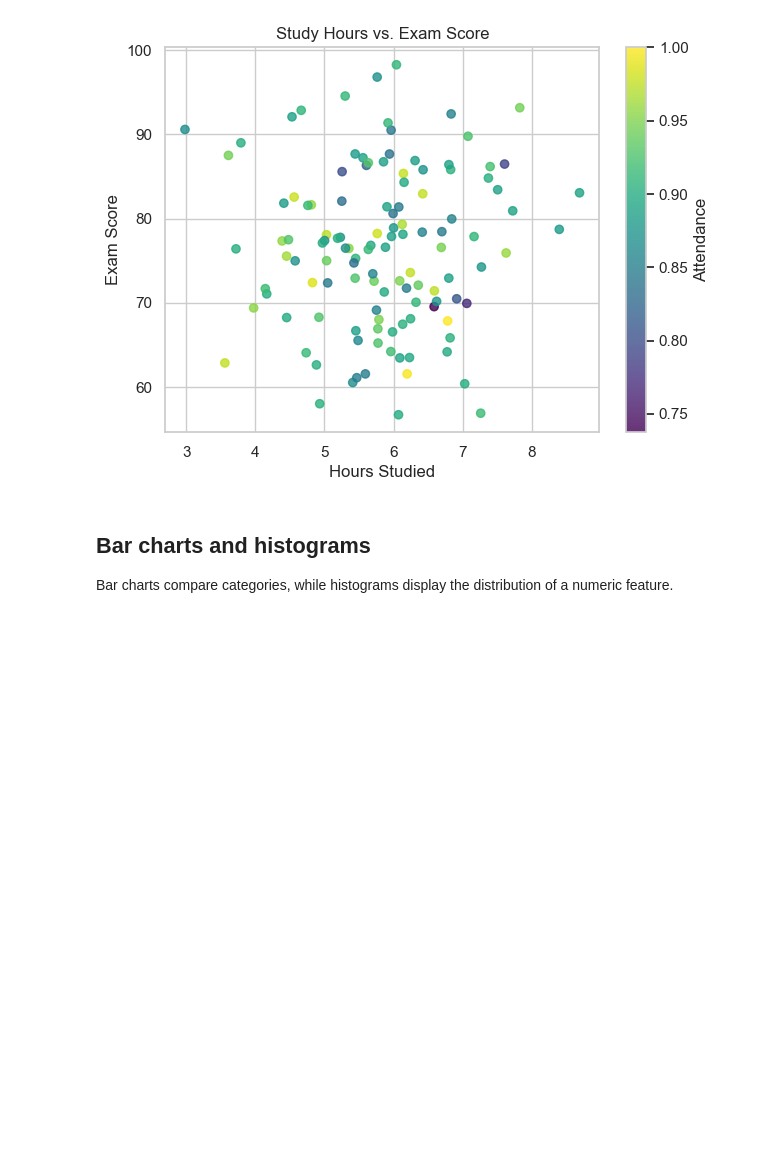
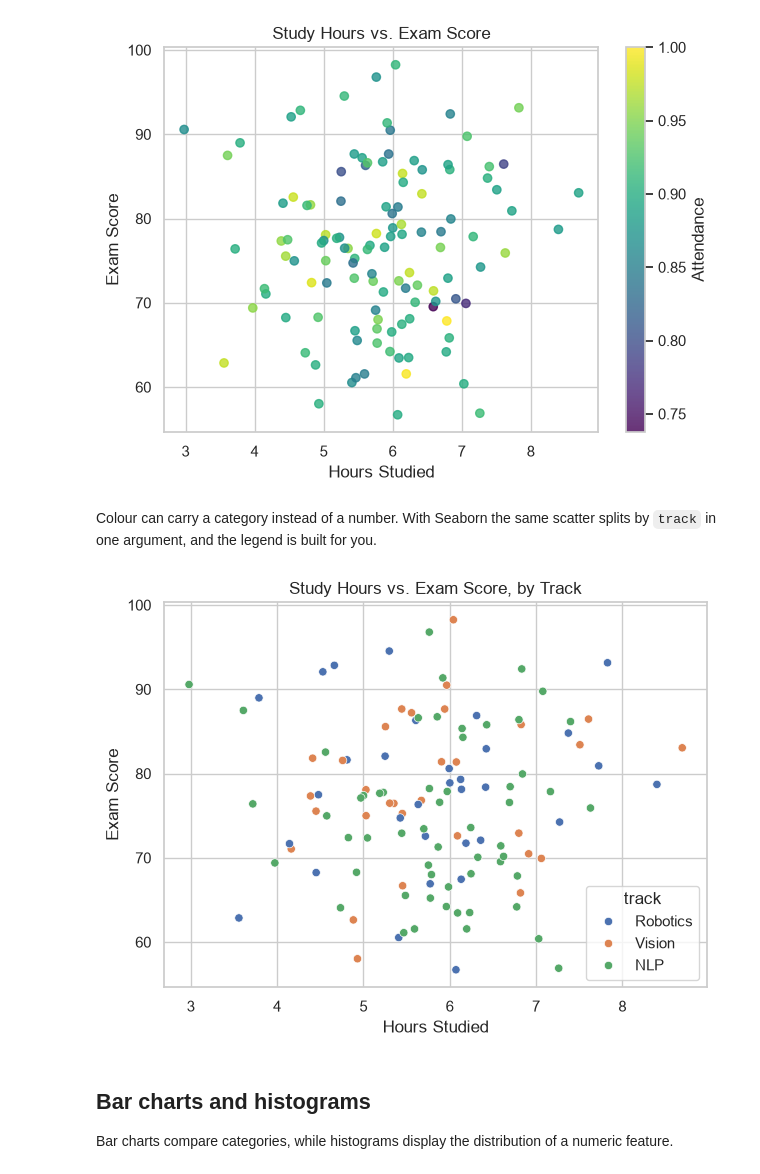
Before and after one commit to Boyu-Zhang-UOI/pml-f2026-notebooks, a Jupyter notebook: 02-data-science-stack/02_visualization_tutorial.ipynb, the cells around one changed output. Saved outputs shown, nothing was run; the diff lists cells and outputs as text; code cells hidden in the pictures; blank space fills up the shorter version.

```diff
--- a/02-data-science-stack/02_visualization_tutorial.ipynb
+++ b/02-data-science-stack/02_visualization_tutorial.ipynb
@@ -60,6 +70,18 @@ fig.colorbar(scatter, ax=ax, label='Attendance')
 plt.show()
 # %% [output]
 [figure]
+# %% [markdown]
+Colour can carry a category instead of a number. With Seaborn the same scatter
+splits by `track` in one argument, and the legend is built for you.
+# %%
+fig, ax = plt.subplots(figsize=(7, 5))
+sns.scatterplot(data=df, x='hours_studied', y='exam_score', hue='track', ax=ax)
+ax.set_title('Study Hours vs. Exam Score, by Track')
+ax.set_xlabel('Hours Studied')
+ax.set_ylabel('Exam Score')
+plt.show()
+# %% [output]
+[figure, added]
 # %% [markdown]
 ## Bar charts and histograms
 
```
Also changed, not shown: parts of 9 cells of this notebook, 2 other files.
